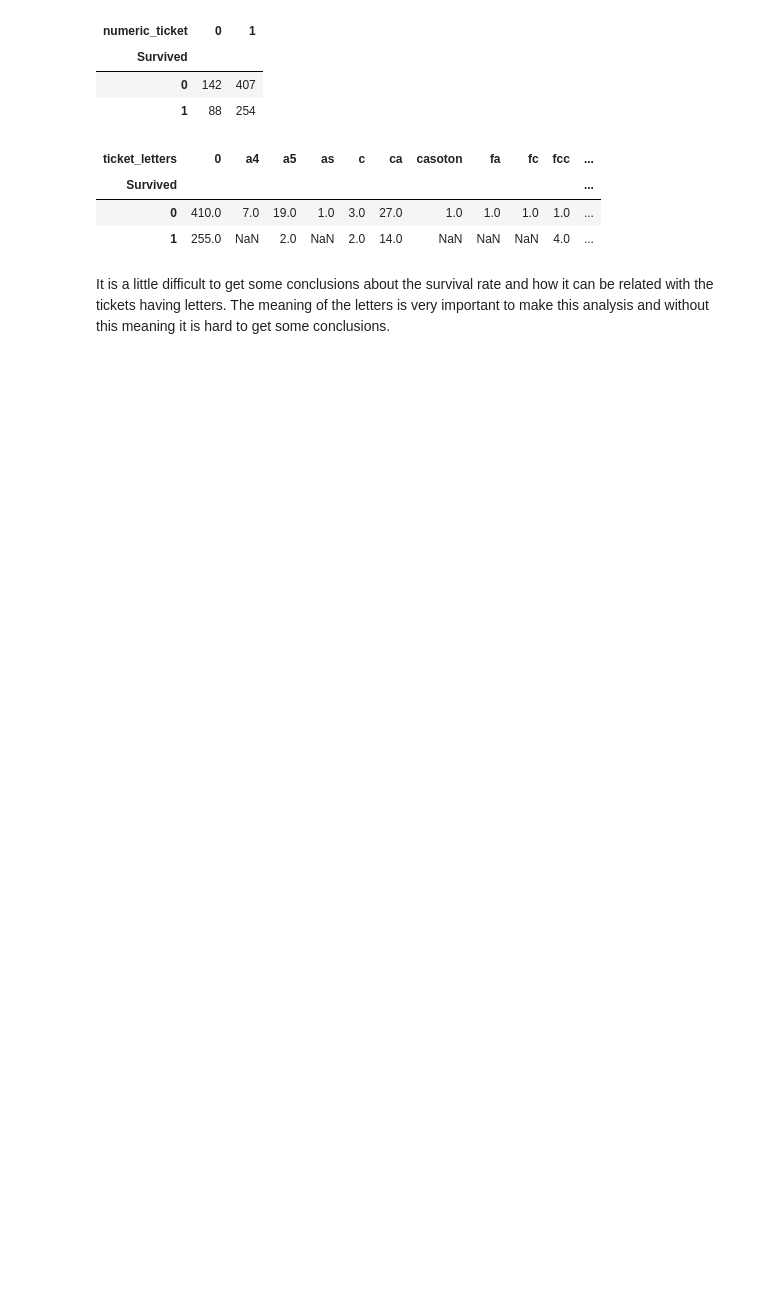
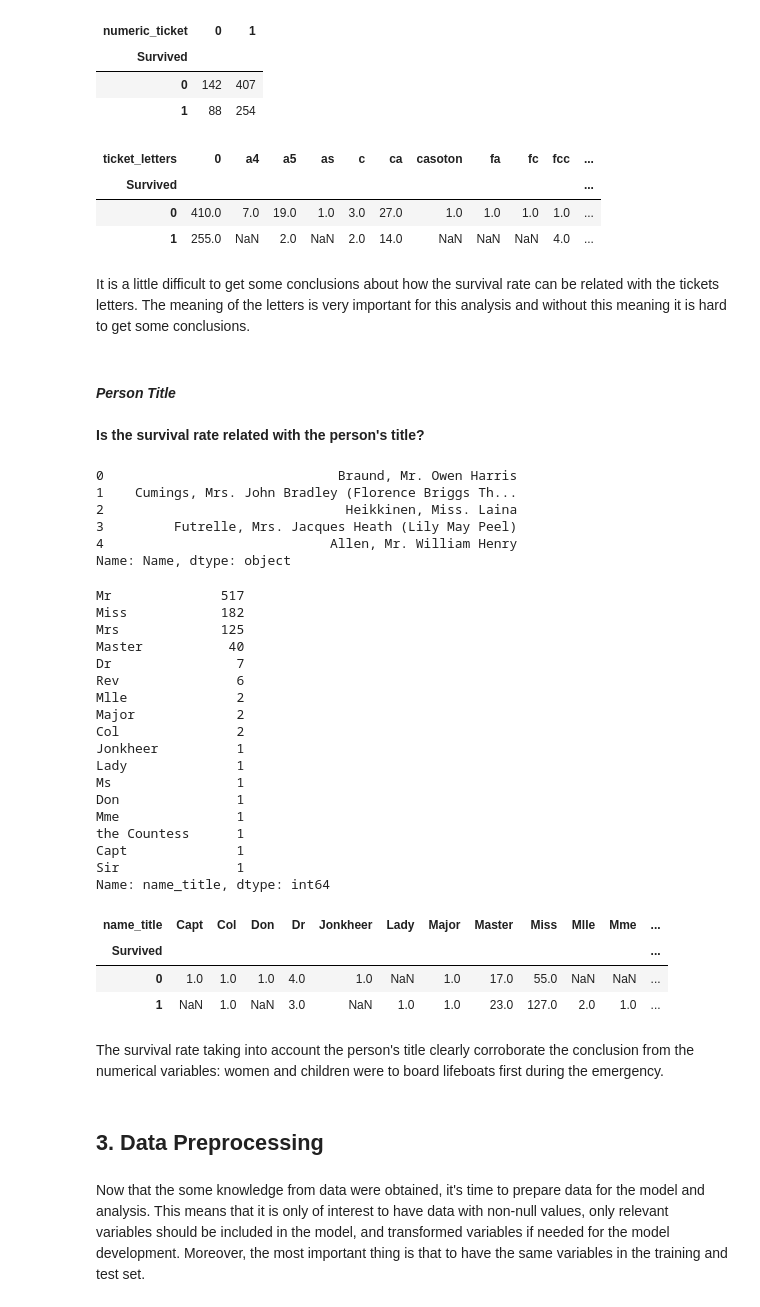
Before and after one commit to carlacotas/data-science-kaggle-Titanic-Project, a Jupyter notebook: TitanicProjectExample.ipynb, the cells around one changed output. Cells and saved outputs as stored; diff of their text form; code cells hidden in the pictures; blank space fills up the shorter version.

```diff
--- a/TitanicProjectExample.ipynb
+++ b/TitanicProjectExample.ipynb
@@ -419,4 +419,55 @@ pd.pivot_table(training,index='Survived',columns='ticket_letters', values = 'Tic
 | 0 | 410.0 | 7.0 | 19.0 | 1.0 | 3.0 | 27.0 | 1.0 | 1.0 | 1.0 | 1.0 | ... |
 | 1 | 255.0 | NaN | 2.0 | NaN | 2.0 | 14.0 | NaN | NaN | NaN | 4.0 | ... |
 # %% [markdown]
-It is a little difficult to get some conclusions about the survival rate and how it can be related with the tickets having letters. The meaning of the letters is very important to make this analysis and without this meaning it is hard to get some conclusions.
+It is a little difficult to get some conclusions about how the survival rate can be related with the tickets letters. The meaning of the letters is very important for this analysis and without this meaning it is hard to get some conclusions.
+# %% [markdown]
+#### ***Person Title***
+# %% [markdown]
+**Is the survival rate related with the person's title?**
+# %%
+#a quick recap about the first 5 rows from the Name to see how it looks like
+training['Name'].head()
+# %% [output]
+0                              Braund, Mr. Owen Harris
+1    Cumings, Mrs. John Bradley (Florence Briggs Th...
+2                               Heikkinen, Miss. Laina
+3         Futrelle, Mrs. Jacques Heath (Lily May Peel)
+4                             Allen, Mr. William Henry
+Name: Name, dtype: object
+# %%
+#person's title - Mr., Mrs., Miss., etc
+training.Name.head(50)
+training['name_title'] = training.Name.apply(lambda x: x.split(',')[1].split('.')[0].strip())
+# %%
+#comparing survival rate by person's title
+print(training['name_title'].value_counts())
+pd.pivot_table(training,index='Survived',columns='name_title', values = 'Name', aggfunc='count')
+# %% [output]
+Mr              517
+Miss            182
+Mrs             125
+Master           40
+Dr                7
+Rev               6
+Mlle              2
+Major             2
+Col               2
+Jonkheer          1
+Lady              1
+Ms                1
+Don               1
+Mme               1
+the Countess      1
+Capt              1
+Sir               1
+Name: name_title, dtype: int64
+| name_title | Capt | Col | Don | Dr | Jonkheer | Lady | Major | Master | Miss | Mlle | Mme | ... |
+| Survived |  |  |  |  |  |  |  |  |  |  |  | ... |
+| 0 | 1.0 | 1.0 | 1.0 | 4.0 | 1.0 | NaN | 1.0 | 17.0 | 55.0 | NaN | NaN | ... |
+| 1 | NaN | 1.0 | NaN | 3.0 | NaN | 1.0 | 1.0 | 23.0 | 127.0 | 2.0 | 1.0 | ... |
+# %% [markdown]
+The survival rate taking into account the person's title clearly corroborate the conclusion from the numerical variables: women and children were to board lifeboats first during the emergency.
+# %% [markdown]
+## **3. Data Preprocessing**
+# %% [markdown]
+Now that the some knowledge from data were obtained, it's time to prepare data for the model and analysis. This means that it is only of interest to have data with non-null values, only relevant variables should be included in the model, and transformed variables if needed for the model development. Moreover, the most important thing is that to have the same variables in the training and test set.
```
Also changed, not shown: parts of 5 cells of this notebook.
